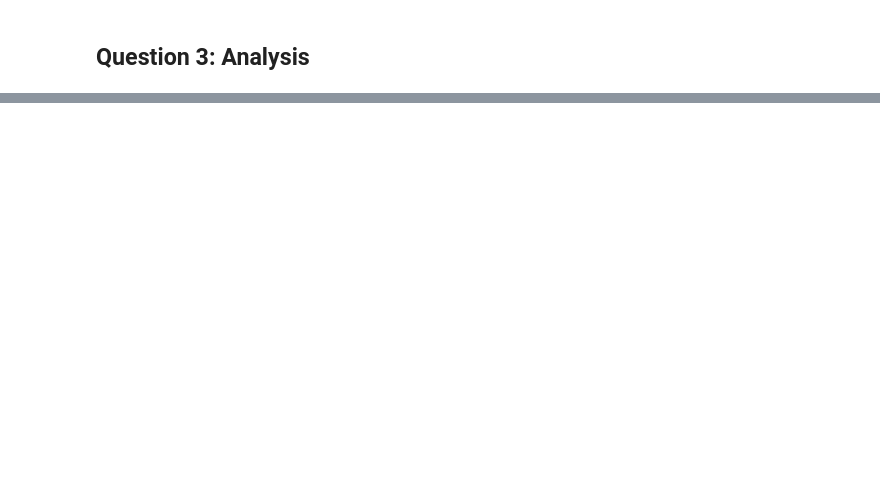
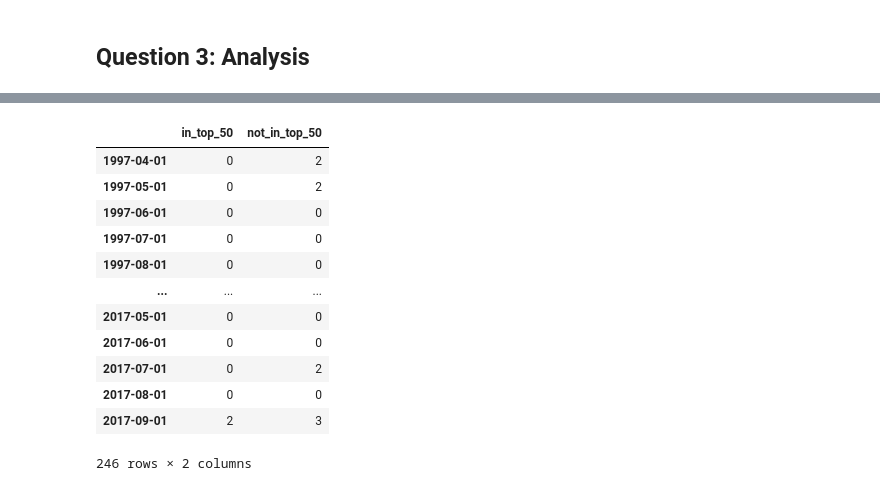
Before and after one commit to jpdevito/cmsc320, a Jupyter notebook: Project 1.ipynb, the cells around one changed output, grey strips where cells are left out. Cells and saved outputs as stored; diff of their text form; code cells hidden in the pictures; blank space fills up the shorter version.

```diff
--- a/Project 1.ipynb
+++ b/Project 1.ipynb
@@ -448,0 +417,23 @@ I made a cutoff at 6 hours; if the closest "match" for a flare in SWL is 6 hours
+# %%
+# groups data by month and totals occurences of in_top_50 and not_in_top_50
+df = df.groupby(by=['month']).sum()
+
+# fills gaps between months
+idx = pd.date_range(df.index.min(), df.index.max(), freq='MS')
+df = df.reindex(idx, fill_value='0').astype('int32')
+
+df
+# %% [output]
+|  | in_top_50 | not_in_top_50 |
+| 1997-04-01 | 0 | 2 |
+| 1997-05-01 | 0 | 2 |
+| 1997-06-01 | 0 | 0 |
+| 1997-07-01 | 0 | 0 |
+| 1997-08-01 | 0 | 0 |
+| ... | ... | ... |
+| 2017-05-01 | 0 | 0 |
+| 2017-06-01 | 0 | 0 |
+| 2017-07-01 | 0 | 2 |
+| 2017-08-01 | 0 | 0 |
+| 2017-09-01 | 2 | 3 |
+246 rows × 2 columns
```
Also changed, not shown: parts of 12 cells of this notebook.
